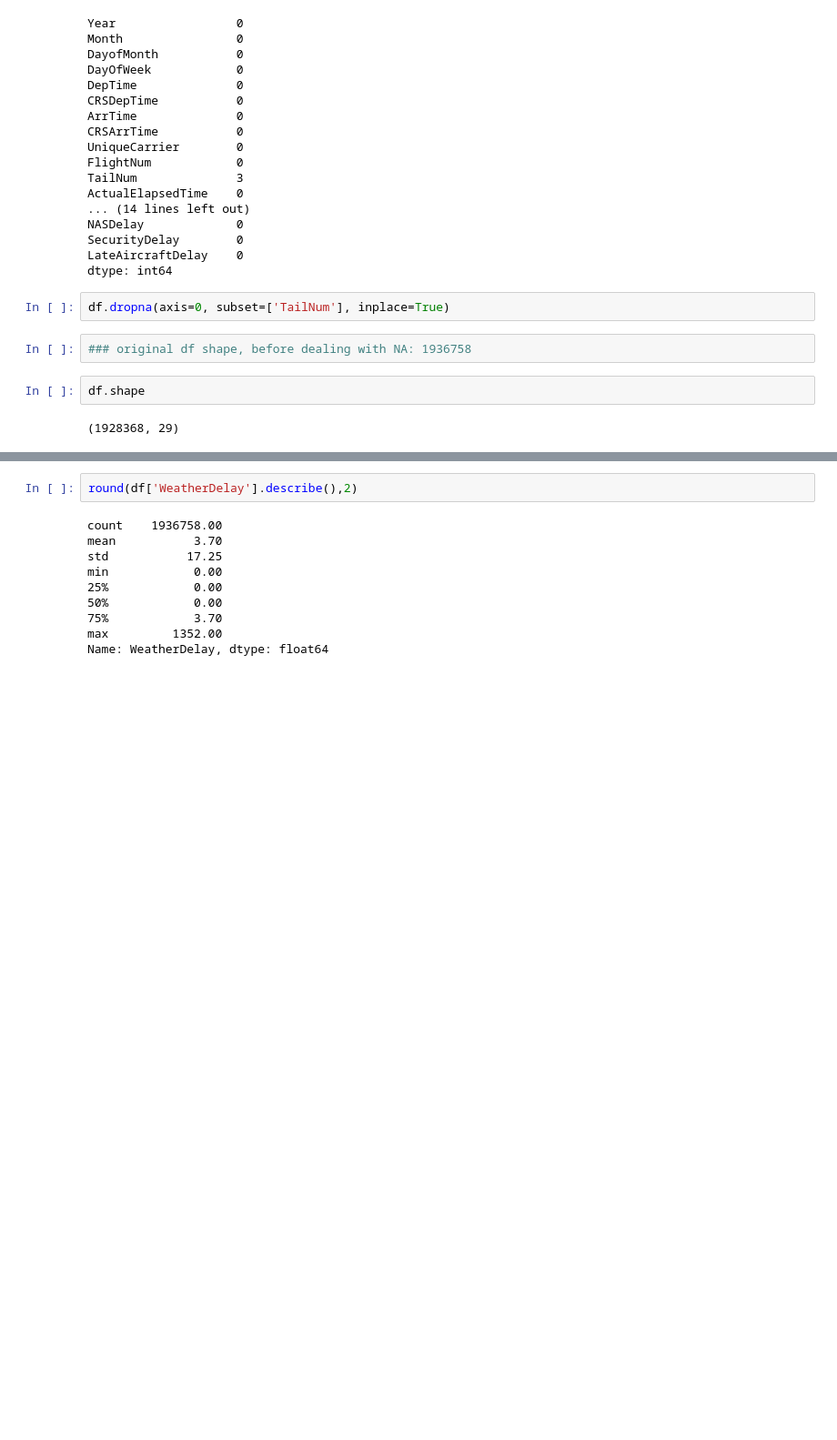
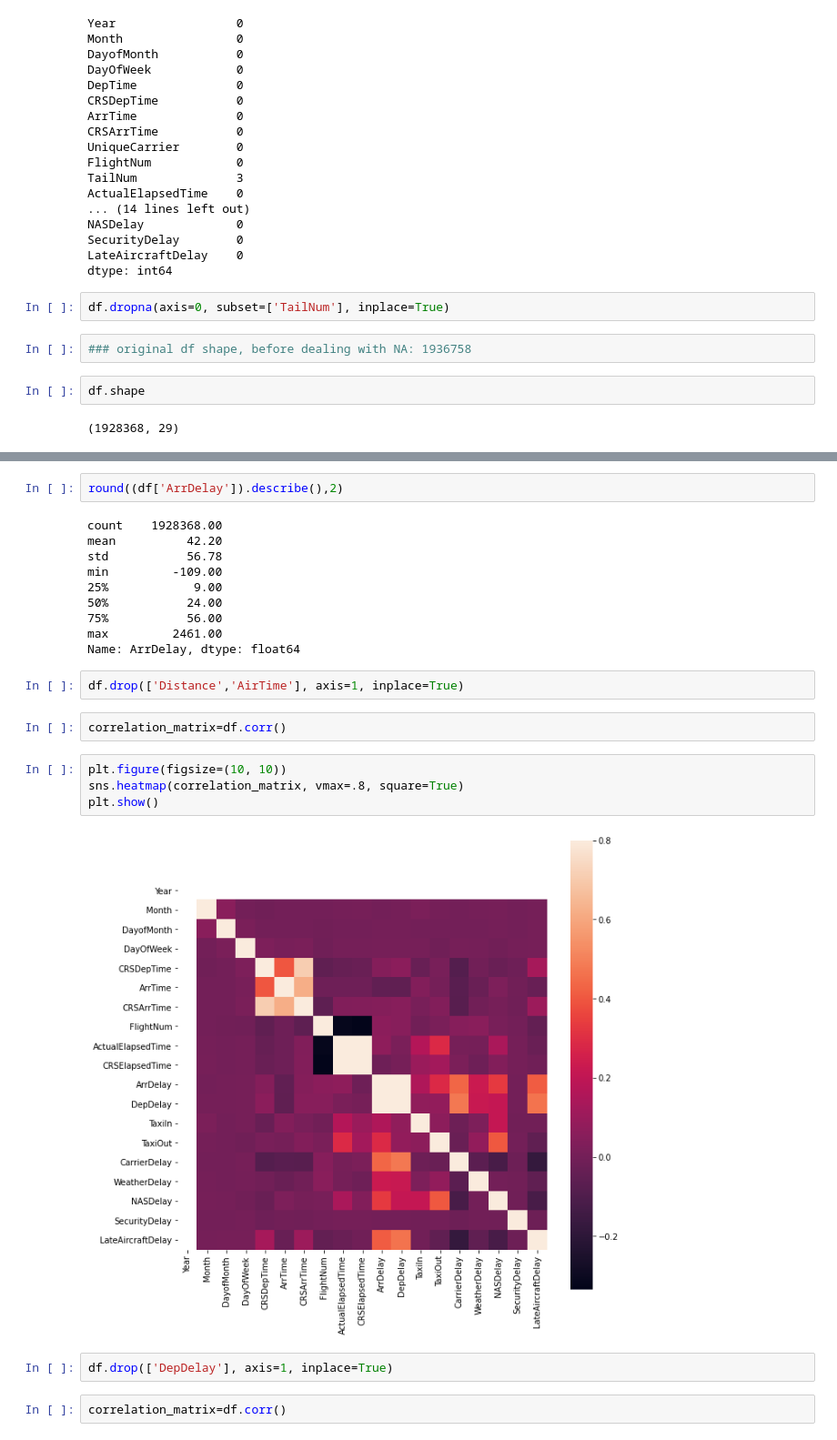
Before and after one commit to jc-phscst/ML-I4.0, a Jupyter notebook: Projekat.ipynb, the cells around one changed output, grey strips where cells are left out. Shown: that part at 91% size. Cells and saved outputs as stored; diff of their text form; blank space fills up the shorter version.

```diff
--- a/Projekat.ipynb
+++ b/Projekat.ipynb
@@ -258,12 +362,26 @@ df['WeatherDelay'].isna().sum()
 # %%
-round(df['WeatherDelay'].describe(),2)
+round((df['ArrDelay']).describe(),2)
 # %% [output]
-count    1936758.00
-mean           3.70
-std           17.25
-min            0.00
-25%            0.00
-50%            0.00
-75%            3.70
-max         1352.00
-Name: WeatherDelay, dtype: float64
+count    1928368.00
+mean          42.20
+std           56.78
+min         -109.00
+25%            9.00
+50%           24.00
+75%           56.00
+max         2461.00
+Name: ArrDelay, dtype: float64
+# %%
+df.drop(['Distance','AirTime'], axis=1, inplace=True)
+# %%
+correlation_matrix=df.corr()
+# %%
+plt.figure(figsize=(10, 10))
+sns.heatmap(correlation_matrix, vmax=.8, square=True)
+plt.show()
+# %% [output]
+[figure, added]
+# %%
+df.drop(['DepDelay'], axis=1, inplace=True)
+# %%
+correlation_matrix=df.corr()
```
Also changed, not shown: parts of 22 cells of this notebook.
